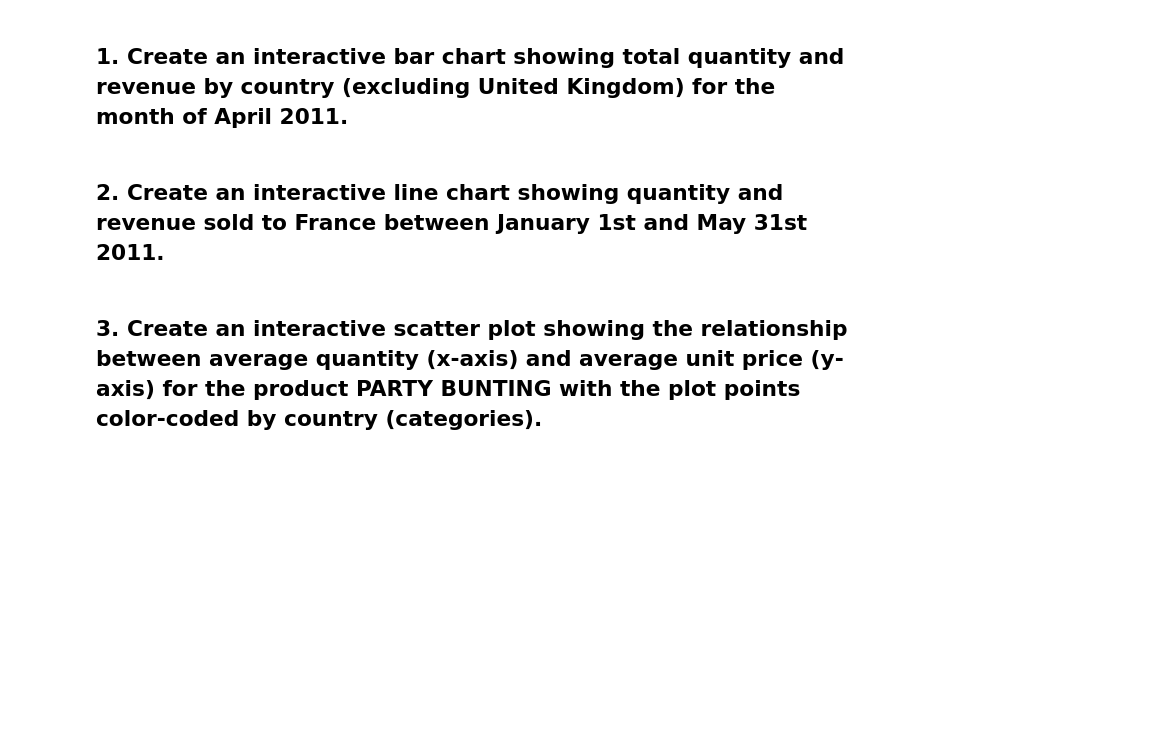
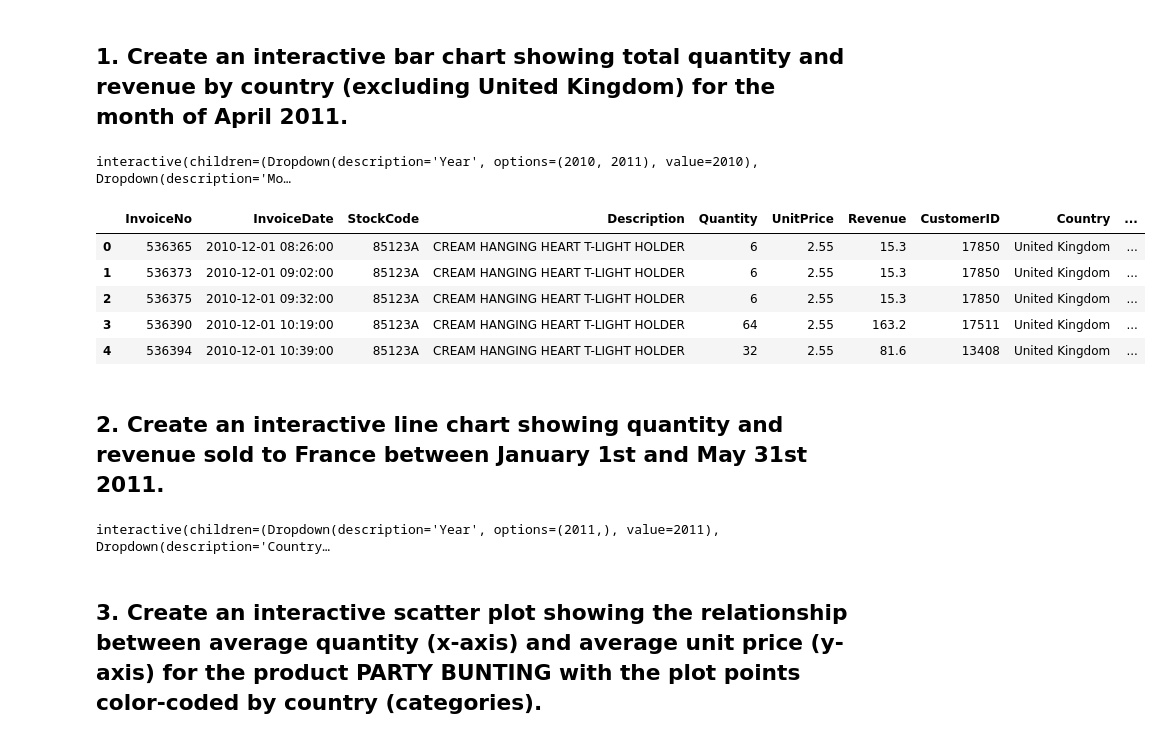
Before and after one commit to marinapm90/data-labs, a Jupyter notebook: module-2/lab-interactive-visualization/your-code/main.ipynb, the cells around one changed output. Saved outputs shown, nothing was run; the diff lists cells and outputs as text; code cells hidden in the pictures; blank space fills up the shorter version.

```diff
--- a/module-2/lab-interactive-visualization/your-code/main.ipynb
+++ b/module-2/lab-interactive-visualization/your-code/main.ipynb
@@ -16,6 +23,50 @@ ImportError: Install xlrd >= 1.0.0 for Excel support
 # %% [markdown]
 ## 1. Create an interactive bar chart showing total quantity and revenue by country (excluding United Kingdom) for the month of April 2011.
+# %%
+data['Year'] = data['InvoiceDate'].astype(str).apply(lambda string: string[0:4]).astype(int)
+data['Month'] = data['InvoiceDate'].astype(str).apply(lambda string: string[5:7]).astype(int)
+data['Day'] = data['InvoiceDate'].astype(str).apply(lambda string: string[8:10]).astype(int)
+
+data_no_uk = data[(data['Country'] != 'United Kingdom')]
+
+
+
+@interact(Year=list(data_no_uk['Year'].unique()),
+          Month=list(data_no_uk['Month'].unique()))
+
+def bar_chart(Year, Month):
+
+    data_chart = data_no_uk[(data_no_uk['Year']==Year) & (data_no_uk['Month']==Month)].groupby('Country').agg({'Quantity':'sum', 'Revenue':'sum'}).reset_index()
+
+    data_chart.iplot(kind='bar', x='Country', xTitle='Country',
+               yTitle='Total Quantity & Revenue', color='blue',
+               title='Total Quantity & Revenue by Country')
+# %% [output]
+interactive(children=(Dropdown(description='Year', options=(2010, 2011), value=2010), Dropdown(description='Mo…
+# %%
+data.head()
+# %% [output]
+|  | InvoiceNo | InvoiceDate | StockCode | Description | Quantity | UnitPrice | Revenue | CustomerID | Country | ... |
+| 0 | 536365 | 2010-12-01 08:26:00 | 85123A | CREAM HANGING HEART T-LIGHT HOLDER | 6 | 2.55 | 15.3 | 17850 | United Kingdom | ... |
+| 1 | 536373 | 2010-12-01 09:02:00 | 85123A | CREAM HANGING HEART T-LIGHT HOLDER | 6 | 2.55 | 15.3 | 17850 | United Kingdom | ... |
+| 2 | 536375 | 2010-12-01 09:32:00 | 85123A | CREAM HANGING HEART T-LIGHT HOLDER | 6 | 2.55 | 15.3 | 17850 | United Kingdom | ... |
+| 3 | 536390 | 2010-12-01 10:19:00 | 85123A | CREAM HANGING HEART T-LIGHT HOLDER | 64 | 2.55 | 163.2 | 17511 | United Kingdom | ... |
+| 4 | 536394 | 2010-12-01 10:39:00 | 85123A | CREAM HANGING HEART T-LIGHT HOLDER | 32 | 2.55 | 81.6 | 13408 | United Kingdom | ... |
 # %% [markdown]
 ## 2. Create an interactive line chart showing quantity and revenue sold to France between January 1st and May 31st 2011.
+# %%
+data_france = data[(data['Month'] >= 1) & (data['Month'] <= 5)]
+
+@interact(Year=list(data_france['Year'].unique()),Country=list(data_france['Country'].unique()))
+
+def line_chart(Year,Country):
+
+    data_line = data_france[(data_france['Year']==Year) & (data_france['Country']==Country)].groupby('Day', as_index=False).agg({'Quantity':'sum', 'Revenue':'sum'})
+
+    data_line.iplot(kind='line', x='Day', xTitle='Day', y=['Quantity','Revenue'],
+               yTitle='Total Quantity & Revenue', color=['blue','red'],
+               title='Total Quantity & Revenue')
+# %% [output]
+interactive(children=(Dropdown(description='Year', options=(2011,), value=2011), Dropdown(description='Country…
 # %% [markdown]
 ## 3. Create an interactive scatter plot showing the relationship between average quantity (x-axis) and average unit price (y-axis) for the product PARTY BUNTING with the plot points color-coded by country (categories).
```
Also changed, not shown: parts of 5 cells of this notebook.
